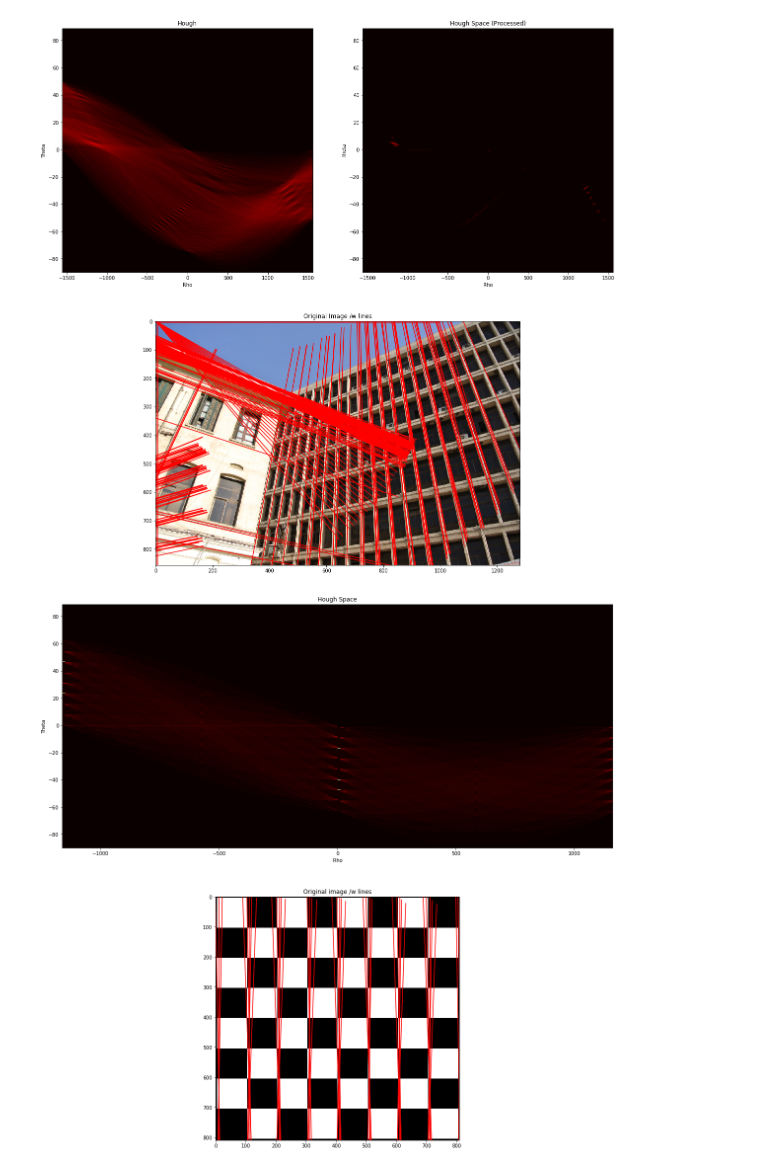
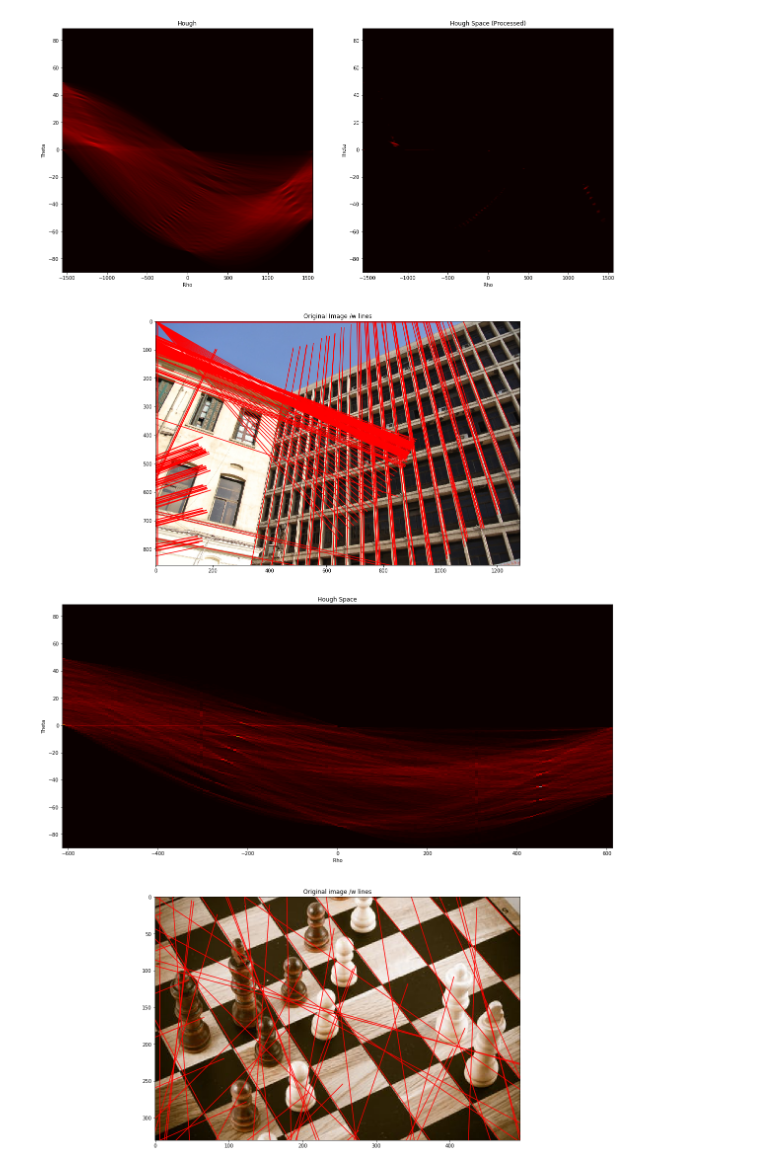
Before and after one commit to sbme-tutorials/sbme-tutorials.github.io, a Jupyter notebook: 2020/cv/notebooks/hough_transform.ipynb, the cells around one changed output. Cells and saved outputs as stored; diff of their text form; code cells hidden in the pictures.

```diff
--- a/2020/cv/notebooks/hough_transform.ipynb
+++ b/2020/cv/notebooks/hough_transform.ipynb
@@ -321,40 +321,40 @@ gs = fig.add_gridspec(2,1)
 ax1 = fig.add_subplot(gs[0])
 ax2 = fig.add_subplot(gs[1])
 
-h,t,r = hough_imgs[0]
+h,t,r = hough_imgs[1]
 limits = [ r[0], r[-1], np.rad2deg(t[0]), np.rad2deg(t[-1])]
 
 
 ax1.set_title('Hough Space')
 ax1.imshow(h, aspect='auto',  cmap=cm.hot, extent = limits)
 ax1.set_ylabel('Theta')
 ax1.set_xlabel('Rho')
 
 
-xy = peak_local_max(h, min_distance=5,threshold_abs=50)
+xy = peak_local_max(h, min_distance=15,threshold_abs=20)
 ts= t[xy[:,1]]
 rs= r[xy[:,0]]
 
 ax2.set_title('Original image /w lines')
-ax2.imshow(imgs_rgb[0])
+ax2.imshow(imgs_rgb[1])
 
 ax2.autoscale(False)
 
 
 for (rho,theta) in zip(rs,ts):
     a = np.cos(theta)
     b = np.sin(theta)
     x0 = a * rho
     y0 = b * rho
     x1 = int(x0 + 1000 * (-b))
     y1 = int(y0 + 1000 * (a))
     x2 = int(x0 - 1000 * (-b))
     y2 = int(y0 - 1000 * (a))
     ax2.plot((x0,x1), (y0, y1), '-r')
 
 plt.show()
 # %% [output]
-[figure, old version]
+[figure, new version]
 # %% [markdown]
 
 
```
